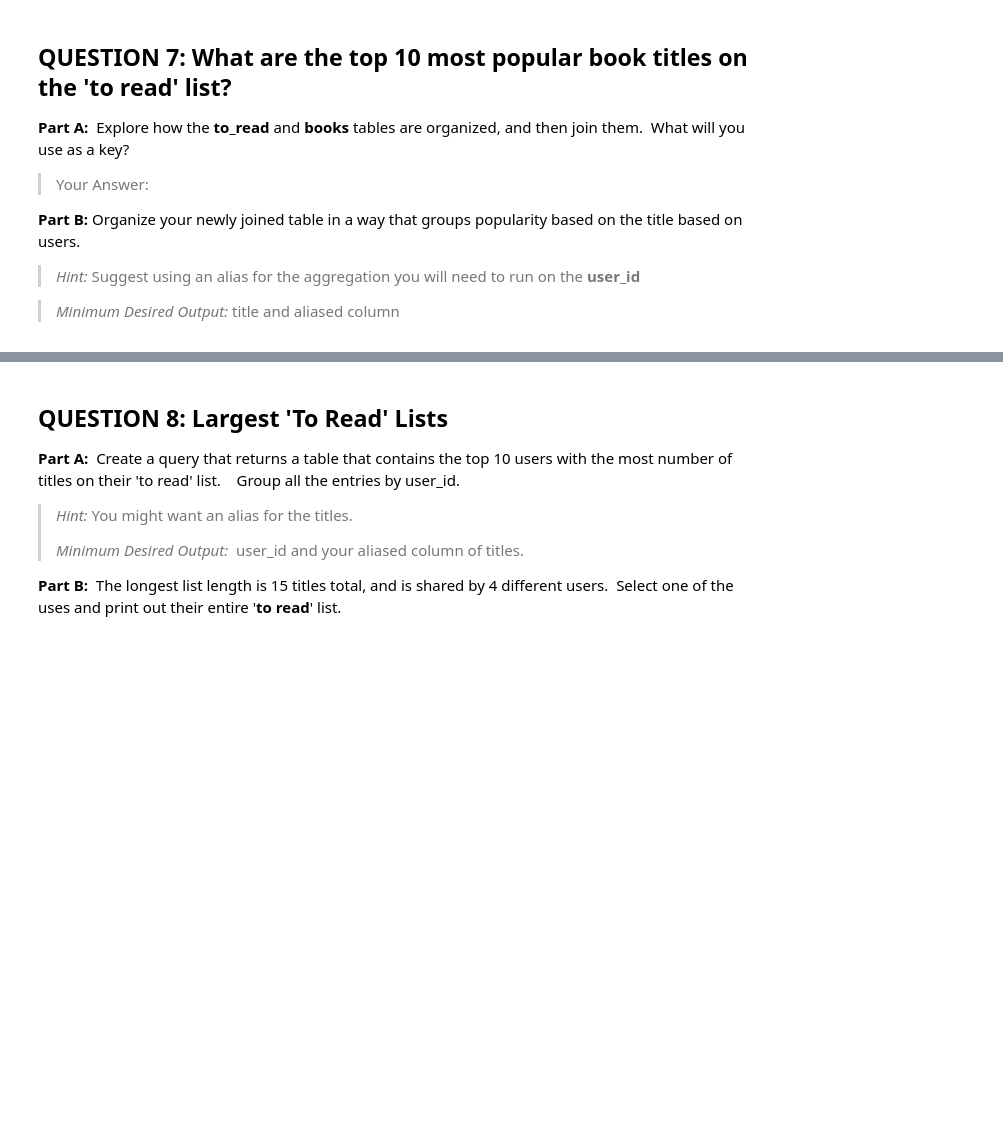
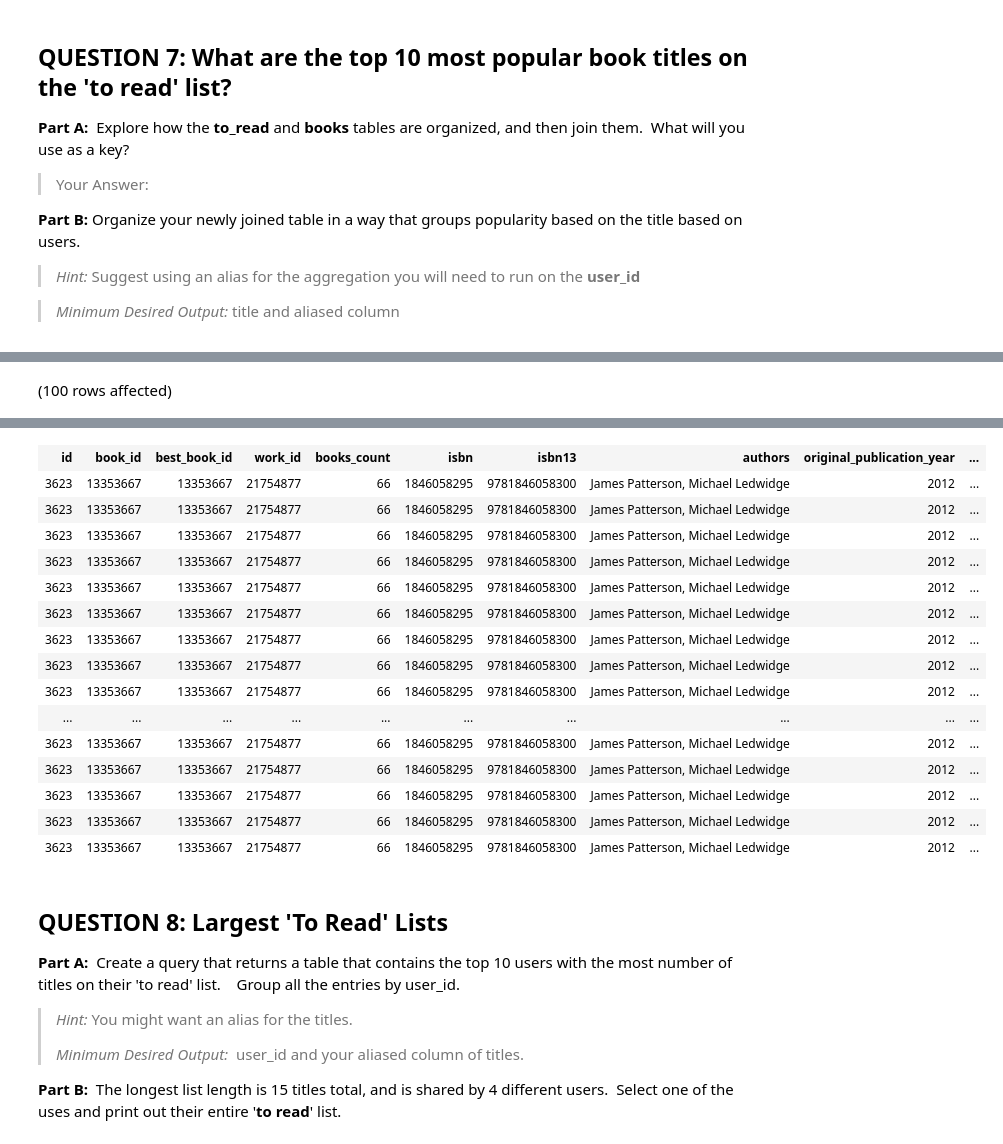
Before and after one commit to pamkellerman/SQL-Part-3-Exercises, a Jupyter notebook: SQL-Part-3-Exercises/Notebook-1.ipynb, the cells around one changed output, grey strips where cells are left out. Drawn from its saved outputs; the diff is of its cells as text; code cells hidden in the pictures; blank space fills up the shorter version.

```diff
--- a/SQL-Part-3-Exercises/Notebook-1.ipynb
+++ b/SQL-Part-3-Exercises/Notebook-1.ipynb
@@ -276,0 +294,10 @@ Total execution time: 00:00:00.057
+# %%
+-- Code Here:
+USE BooksDB
+SELECT *
+FROM dbo.books
+INNER JOIN dbo.book AS book_id
+ON best_book_id = goodreads_book_id
+WHERE title like '%zoo%' AND authors like '%Patterson%'
+# %% [output]
+(100 rows affected)
@@ -277,3 +305,19 @@ Total execution time: 00:00:00.057
+| id | book_id | best_book_id | work_id | books_count | isbn | isbn13 | authors | original_publication_year | ... |
+| 3623 | 13353667 | 13353667 | 21754877 | 66 | 1846058295 | 9781846058300 | James Patterson, Michael Ledwidge | 2012 | ... |
+| 3623 | 13353667 | 13353667 | 21754877 | 66 | 1846058295 | 9781846058300 | James Patterson, Michael Ledwidge | 2012 | ... |
+| 3623 | 13353667 | 13353667 | 21754877 | 66 | 1846058295 | 9781846058300 | James Patterson, Michael Ledwidge | 2012 | ... |
+| 3623 | 13353667 | 13353667 | 21754877 | 66 | 1846058295 | 9781846058300 | James Patterson, Michael Ledwidge | 2012 | ... |
+| 3623 | 13353667 | 13353667 | 21754877 | 66 | 1846058295 | 9781846058300 | James Patterson, Michael Ledwidge | 2012 | ... |
+| 3623 | 13353667 | 13353667 | 21754877 | 66 | 1846058295 | 9781846058300 | James Patterson, Michael Ledwidge | 2012 | ... |
+| 3623 | 13353667 | 13353667 | 21754877 | 66 | 1846058295 | 9781846058300 | James Patterson, Michael Ledwidge | 2012 | ... |
+| 3623 | 13353667 | 13353667 | 21754877 | 66 | 1846058295 | 9781846058300 | James Patterson, Michael Ledwidge | 2012 | ... |
+| 3623 | 13353667 | 13353667 | 21754877 | 66 | 1846058295 | 9781846058300 | James Patterson, Michael Ledwidge | 2012 | ... |
+| ... | ... | ... | ... | ... | ... | ... | ... | ... | ... |
+| 3623 | 13353667 | 13353667 | 21754877 | 66 | 1846058295 | 9781846058300 | James Patterson, Michael Ledwidge | 2012 | ... |
+| 3623 | 13353667 | 13353667 | 21754877 | 66 | 1846058295 | 9781846058300 | James Patterson, Michael Ledwidge | 2012 | ... |
+| 3623 | 13353667 | 13353667 | 21754877 | 66 | 1846058295 | 9781846058300 | James Patterson, Michael Ledwidge | 2012 | ... |
+| 3623 | 13353667 | 13353667 | 21754877 | 66 | 1846058295 | 9781846058300 | James Patterson, Michael Ledwidge | 2012 | ... |
+| 3623 | 13353667 | 13353667 | 21754877 | 66 | 1846058295 | 9781846058300 | James Patterson, Michael Ledwidge | 2012 | ... |
 # %% [markdown]
 ## **QUESTION 8:** Largest 'To Read' Lists
 
```
Also changed, not shown: parts of 14 cells of this notebook.
